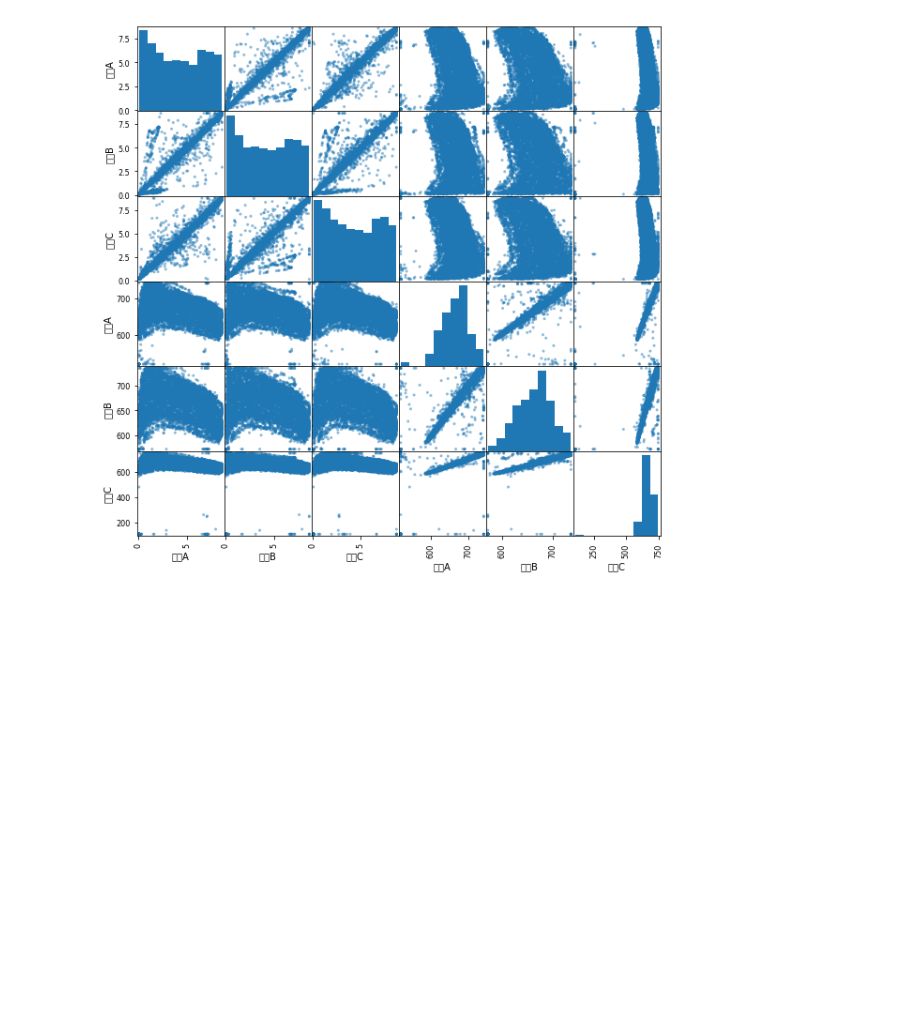
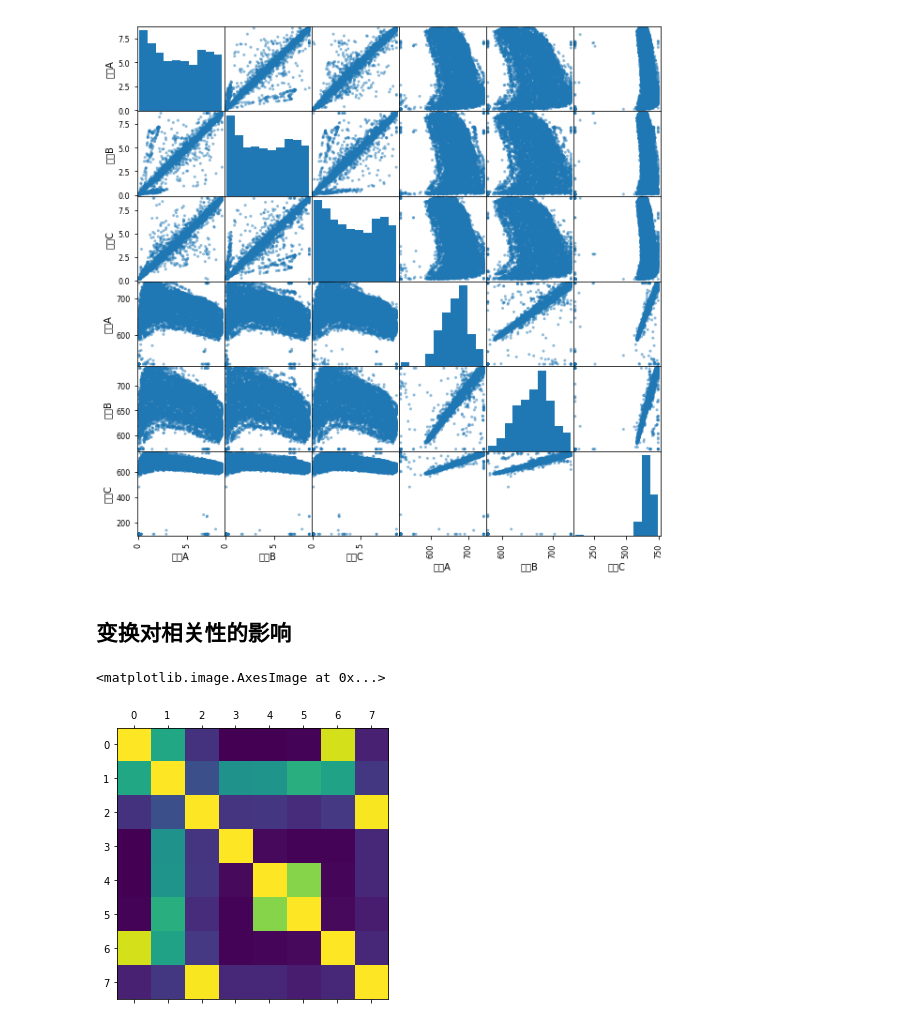
Before and after one commit to thuwyh/solar-magic, a Jupyter notebook: script/EDA.ipynb, the cells around one changed output. Drawn from its saved outputs; the diff is of its cells as text; code cells hidden in the pictures; blank space fills up the shorter version.

```diff
--- a/script/EDA.ipynb
+++ b/script/EDA.ipynb
@@ -9,3 +7,9 @@ train = pd.read_csv('../data/public.train.csv')
+# %%
+train = pd.read_csv('../data/public.train.csv')
+train['is_train']=1
+test = pd.read_csv('../data/public.test.csv')
+test['is_train']=0
+df = pd.concat([train,test])
 # %%
 train.head()
 # %% [output]
@@ -34,0 +43,23 @@ train['发电量'].hist()
+# %%
+rep_cols = {'ID':'ID',
+ '板温':'board_t',
+ '现场温度':'env_t',
+ '光照强度':'light_strength',
+ '转换效率':'efficiency',
+ '转换效率A':'efficiency_A',
+ '转换效率B':'efficiency_B',
+ '转换效率C':'efficiency_C',
+ '电压A':'V_A',
+ '电压B':'V_B',
+ '电压C':'V_C',
+ '电流A':'I_A',
+ '电流B':'I_B',
+ '电流C':'I_C',
+ '功率A':'P_A',
+ '功率B':'P_B',
+ '功率C':'P_C',
+ '平均功率':'P_avg',
+ '风速':'wind_speed',
+ '风向':'wind_direction',
+ '发电量':'y'
+}
@@ -35,3 +162,5 @@ train['发电量'].hist()
+# %%
+train.rename(index=str, columns=rep_cols, inplace=True)
 # %% [raw]
 发电量不是一个正态分布
 # %%
@@ -142,3 +271,13 @@ array([[<matplotlib.axes._subplots.AxesSubplot object at 0x...>,
         <matplotlib.axes._subplots.AxesSubplot object at 0x...>,
         <matplotlib.axes._subplots.AxesSubplot object at 0x...>]], dtype=object)
 [figure]
+# %% [markdown]
+## 变换对相关性的影响
+# %%
+target = ['P_A','P_avg','I_A','P_C','I_C','P_B','I_B']
+# %%
+fig, ax = plt.subplots(figsize=(5,5))
+ax.matshow(train[target+['y']].corr())
+# %% [output]
+<matplotlib.image.AxesImage at 0x...>
+[figure, added]
```
Also changed, not shown: parts of 37 cells of this notebook, 9 other files.
